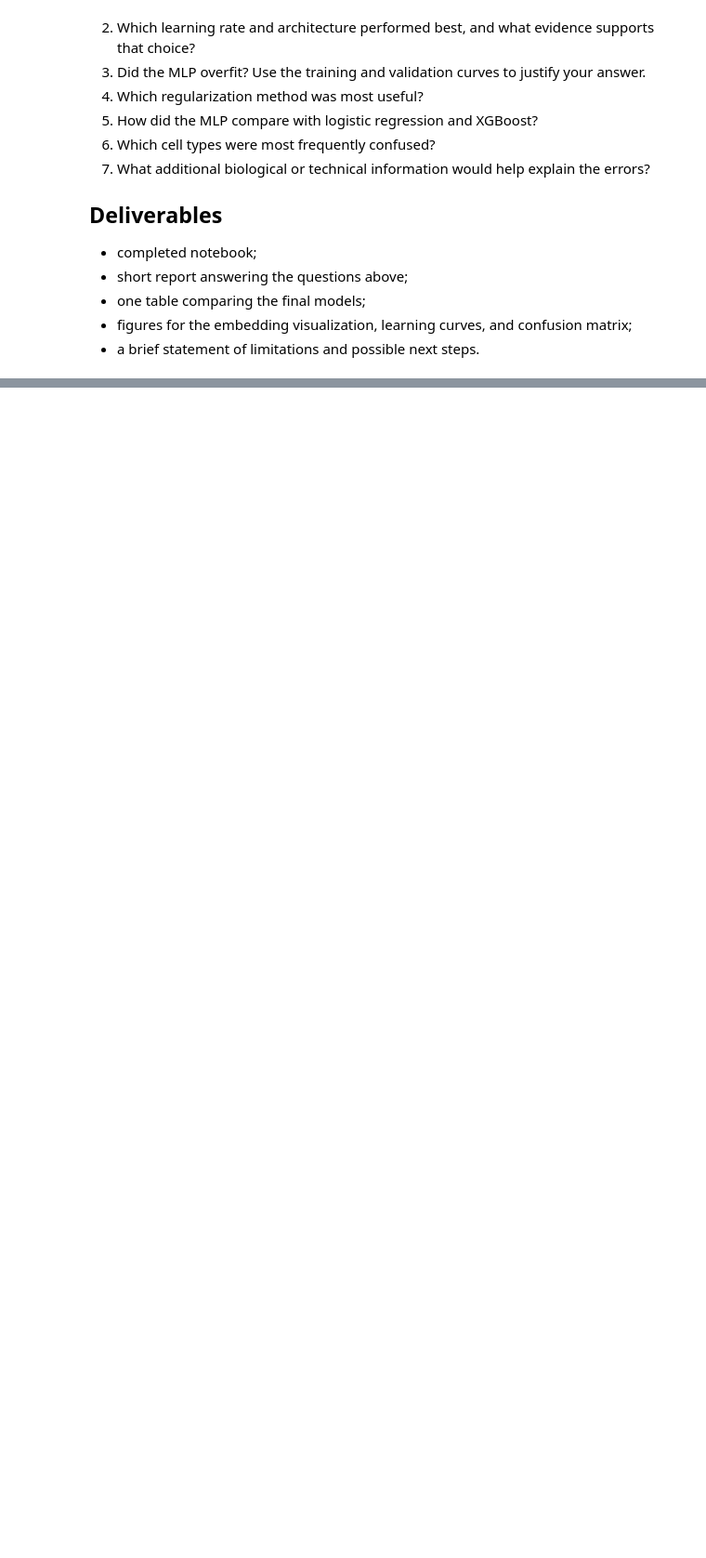
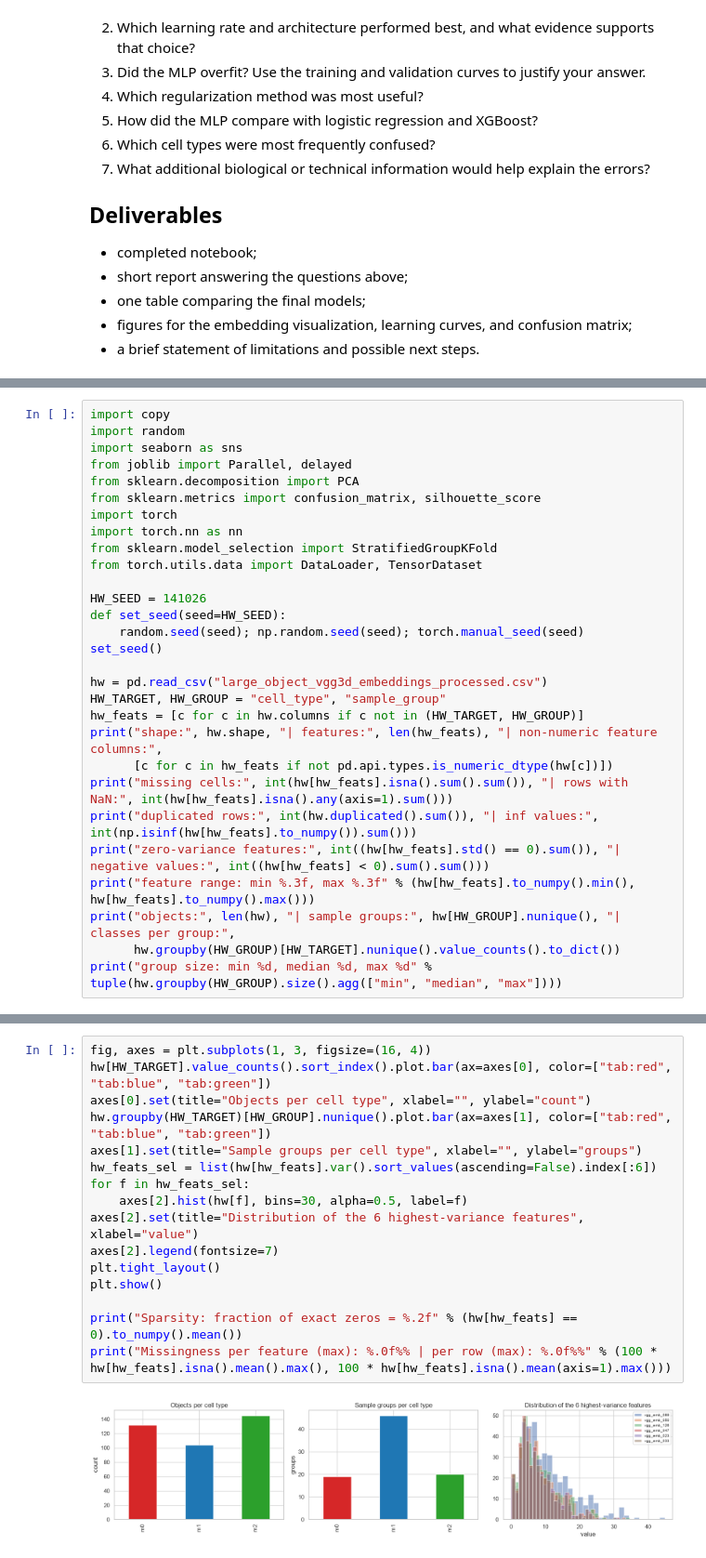
Before and after one commit to AnnGur/KSE_ML_for_bioinformatics, a Jupyter notebook: practicals/week6/Practical_06_Neural_Networks_Microscopy.ipynb, the cells around one changed output, grey strips where cells are left out. Shown at 93% size. Drawn from its saved outputs; the diff is of its cells as text; blank space fills up the shorter version.

```diff
--- a/practicals/week6/Practical_06_Neural_Networks_Microscopy.ipynb
+++ b/practicals/week6/Practical_06_Neural_Networks_Microscopy.ipynb
@@ -2739,0 +2780,29 @@ Do not select the final model using test performance.
+# %%
+import copy
+import random
+import seaborn as sns
+from joblib import Parallel, delayed
+from sklearn.decomposition import PCA
+from sklearn.metrics import confusion_matrix, silhouette_score
+import torch
+import torch.nn as nn
+from sklearn.model_selection import StratifiedGroupKFold
+from torch.utils.data import DataLoader, TensorDataset
+
+HW_SEED = 141026
+def set_seed(seed=HW_SEED):
+    random.seed(seed); np.random.seed(seed); torch.manual_seed(seed)
+set_seed()
+
+hw = pd.read_csv("large_object_vgg3d_embeddings_processed.csv")
+HW_TARGET, HW_GROUP = "cell_type", "sample_group"
+hw_feats = [c for c in hw.columns if c not in (HW_TARGET, HW_GROUP)]
+print("shape:", hw.shape, "| features:", len(hw_feats), "| non-numeric feature columns:",
+      [c for c in hw_feats if not pd.api.types.is_numeric_dtype(hw[c])])
+print("missing cells:", int(hw[hw_feats].isna().sum().sum()), "| rows with NaN:", int(hw[hw_feats].isna().any(axis=1).sum()))
+print("duplicated rows:", int(hw.duplicated().sum()), "| inf values:", int(np.isinf(hw[hw_feats].to_numpy()).sum()))
+print("zero-variance features:", int((hw[hw_feats].std() == 0).sum()), "| negative values:", int((hw[hw_feats] < 0).sum().sum()))
+print("feature range: min %.3f, max %.3f" % (hw[hw_feats].to_numpy().min(), hw[hw_feats].to_numpy().max()))
+print("objects:", len(hw), "| sample groups:", hw[HW_GROUP].nunique(), "| classes per group:",
+      hw.groupby(HW_GROUP)[HW_TARGET].nunique().value_counts().to_dict())
+print("group size: min %d, median %d, max %d" % tuple(hw.groupby(HW_GROUP).size().agg(["min", "median", "max"])))
@@ -2739,0 +2821,18 @@ Do not select the final model using test performance.
+# %%
+fig, axes = plt.subplots(1, 3, figsize=(16, 4))
+hw[HW_TARGET].value_counts().sort_index().plot.bar(ax=axes[0], color=["tab:red", "tab:blue", "tab:green"])
+axes[0].set(title="Objects per cell type", xlabel="", ylabel="count")
+hw.groupby(HW_TARGET)[HW_GROUP].nunique().plot.bar(ax=axes[1], color=["tab:red", "tab:blue", "tab:green"])
+axes[1].set(title="Sample groups per cell type", xlabel="", ylabel="groups")
+hw_feats_sel = list(hw[hw_feats].var().sort_values(ascending=False).index[:6])
+for f in hw_feats_sel:
+    axes[2].hist(hw[f], bins=30, alpha=0.5, label=f)
+axes[2].set(title="Distribution of the 6 highest-variance features", xlabel="value")
+axes[2].legend(fontsize=7)
+plt.tight_layout()
+plt.show()
+
+print("Sparsity: fraction of exact zeros = %.2f" % (hw[hw_feats] == 0).to_numpy().mean())
+print("Missingness per feature (max): %.0f%% | per row (max): %.0f%%" % (100 * hw[hw_feats].isna().mean().max(), 100 * hw[hw_feats].isna().mean(axis=1).max()))
+# %% [output]
+[figure, added]
```
Also changed, not shown: parts of 45 cells of this notebook.
